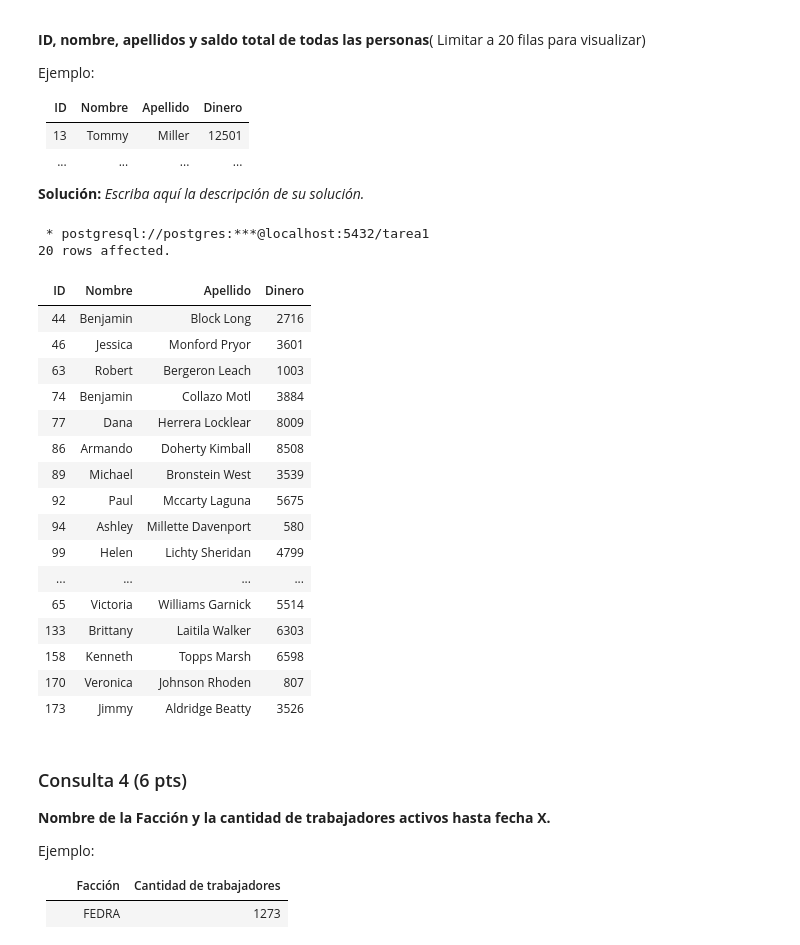
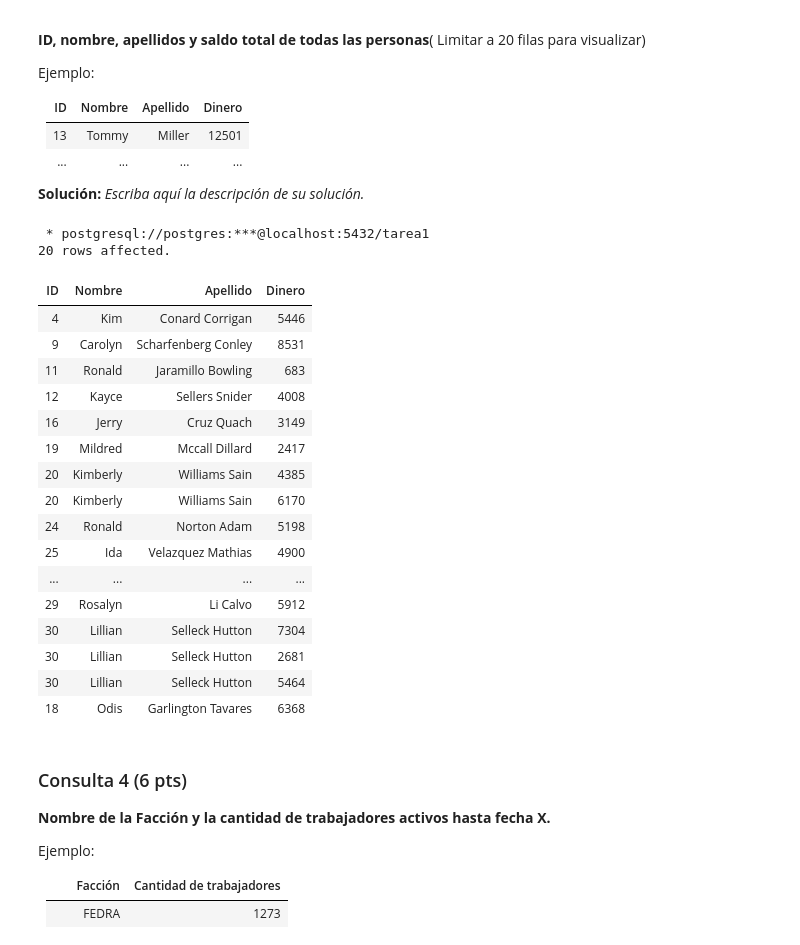
Before and after one commit to evwng/INF239_Tareas, a Jupyter notebook: Tarea-1-Grupo23/Tarea1_Grupo23.ipynb, the cells around one changed output. Cells and saved outputs as stored; diff of their text form; code cells hidden in the pictures.

```diff
--- a/Tarea-1-Grupo23/Tarea1_Grupo23.ipynb
+++ b/Tarea-1-Grupo23/Tarea1_Grupo23.ipynb
@@ -234,11 +252,11 @@ bancos = ["FedraBank S.A", "Banco Pedrito Pascal SpA", "Banco Pythonia S.A", "Ba
 # Variables.
 n_facciones = len(facciones)
 n_trabajos = len(trabajos)
-n_personas = 1000
-n_cuentas_bancarias = 120
-n_persona_pertenece_faccion = 300
-n_persona_tiene_trabajo = 300
-n_casados = 100
+n_personas = 30
+n_cuentas_bancarias = 25
+n_persona_pertenece_faccion = 27
+n_persona_tiene_trabajo = 27
+n_casados = 10
 
 # Genera personas.
 personas = []
@@ -413,32 +421,35 @@ Ejemplo:
 # %%
 %%sql
 SELECT
     personas.id "ID", personas.nombre "Nombre", personas.apellidos "Apellido", cuentas_bancarias.saldo "Dinero"
 FROM
-    personas INNER JOIN cuentas_bancarias
+    personas
+    INNER JOIN cuentas_bancarias
 ON
     personas.id = cuentas_bancarias.id_persona
-LIMIT 20;
+LIMIT
+    20;
+#Algunas personas tienen varias cuentas bancarias, por lo que habria que sumar sus saldos?
 # %% [output]
  * postgresql://postgres:***@localhost:5432/tarea1
 20 rows affected.
 | ID | Nombre | Apellido | Dinero |
-| 44 | Benjamin | Block Long | 2716 |
-| 46 | Jessica | Monford Pryor | 3601 |
-| 63 | Robert | Bergeron Leach | 1003 |
-| 74 | Benjamin | Collazo Motl | 3884 |
-| 77 | Dana | Herrera Locklear | 8009 |
-| 86 | Armando | Doherty Kimball | 8508 |
-| 89 | Michael | Bronstein West | 3539 |
-| 92 | Paul | Mccarty Laguna | 5675 |
-| 94 | Ashley | Millette Davenport | 580 |
-| 99 | Helen | Lichty Sheridan | 4799 |
+| 4 | Kim | Conard Corrigan | 5446 |
+| 9 | Carolyn | Scharfenberg Conley | 8531 |
+| 11 | Ronald | Jaramillo Bowling | 683 |
+| 12 | Kayce | Sellers Snider | 4008 |
+| 16 | Jerry | Cruz Quach | 3149 |
+| 19 | Mildred | Mccall Dillard | 2417 |
+| 20 | Kimberly | Williams Sain | 4385 |
+| 20 | Kimberly | Williams Sain | 6170 |
+| 24 | Ronald | Norton Adam | 5198 |
+| 25 | Ida | Velazquez Mathias | 4900 |
 | ... | ... | ... | ... |
-| 65 | Victoria | Williams Garnick | 5514 |
-| 133 | Brittany | Laitila Walker | 6303 |
-| 158 | Kenneth | Topps Marsh | 6598 |
-| 170 | Veronica | Johnson Rhoden | 807 |
-| 173 | Jimmy | Aldridge Beatty | 3526 |
+| 29 | Rosalyn | Li Calvo | 5912 |
+| 30 | Lillian | Selleck Hutton | 7304 |
+| 30 | Lillian | Selleck Hutton | 2681 |
+| 30 | Lillian | Selleck Hutton | 5464 |
+| 18 | Odis | Garlington Tavares | 6368 |
 # %% [markdown]
 ### Consulta 4 (6 pts)
 **Nombre de la Facción y la cantidad de trabajadores activos hasta fecha X.**
```
Also changed, not shown: parts of 11 cells of this notebook.
